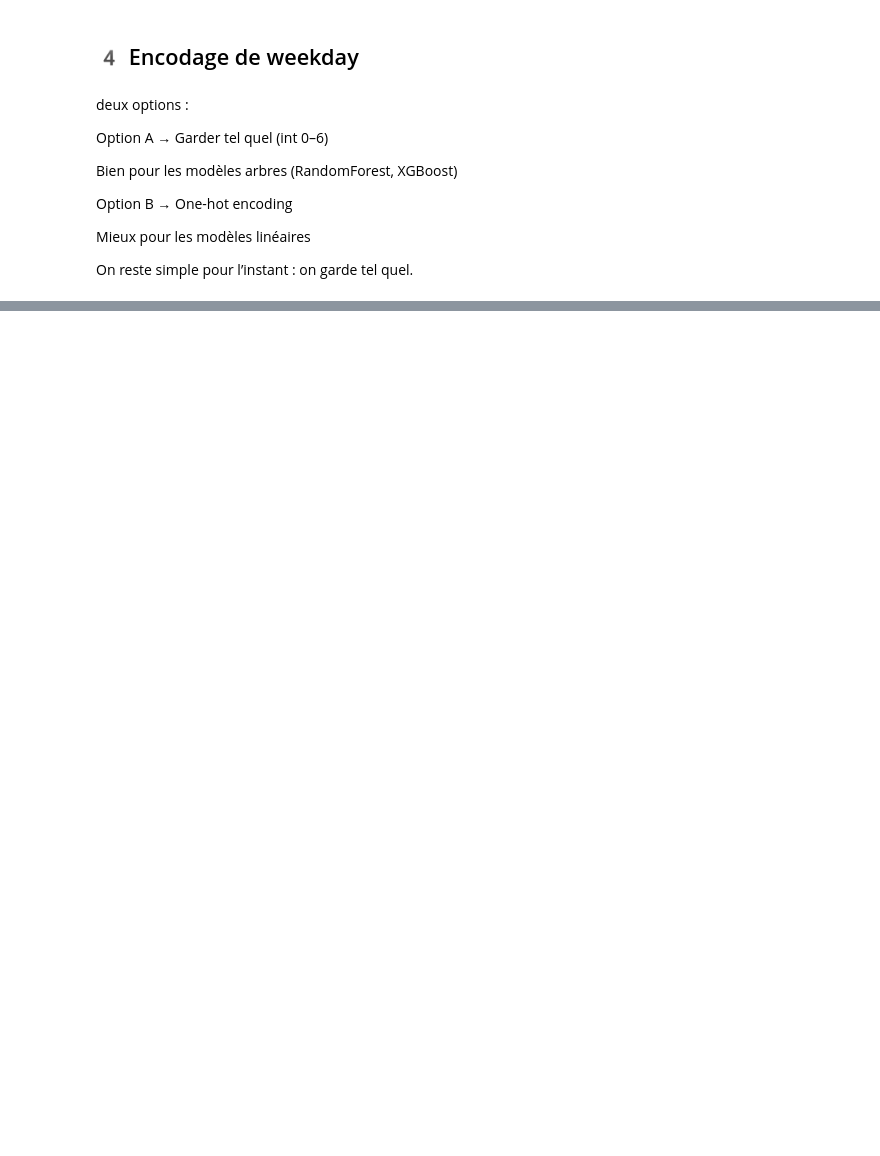
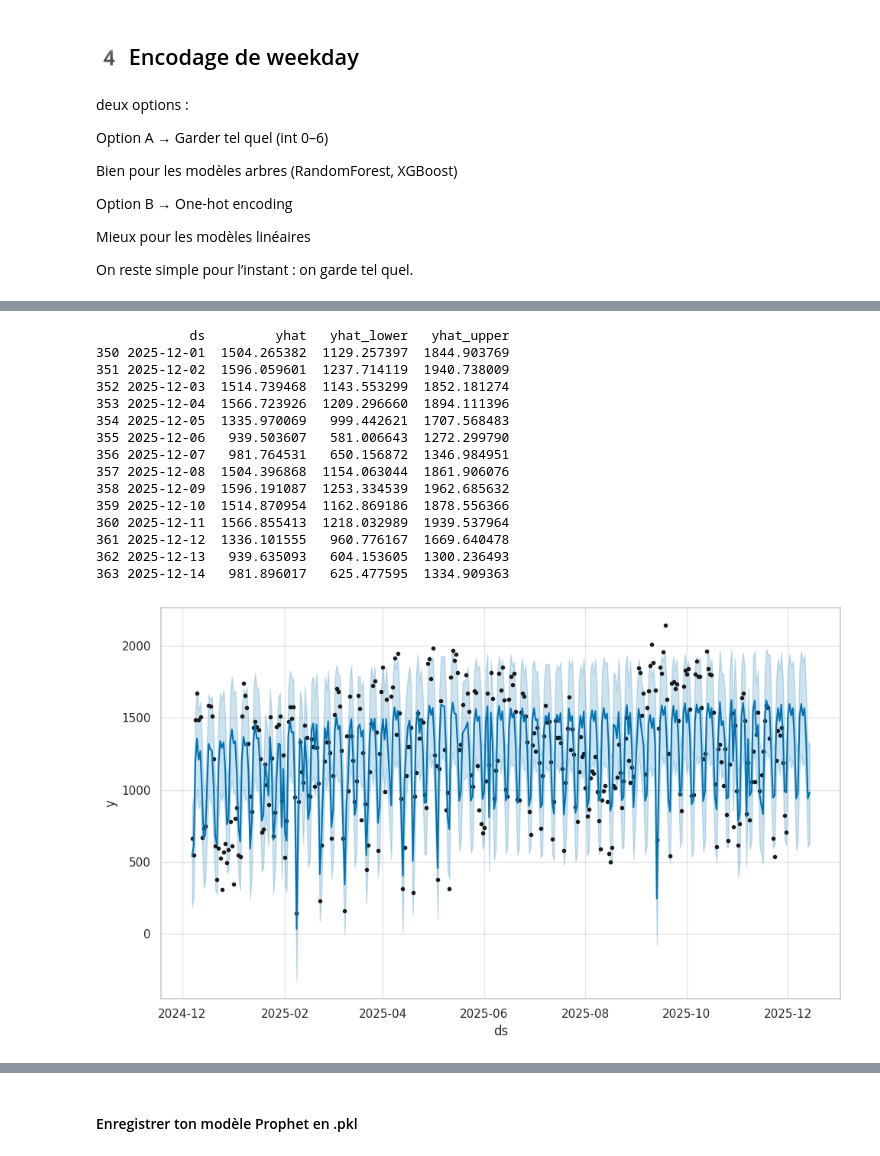
Before and after one commit to nabil-ghazali/velomag_montpellier, a Jupyter notebook: notebooks/velo3.ipynb, the cells around one changed output, grey strips where cells are left out. Cells and saved outputs as stored; diff of their text form; code cells hidden in the pictures; blank space fills up the shorter version.

```diff
--- a/notebooks/velo3.ipynb
+++ b/notebooks/velo3.ipynb
@@ -1398,0 +1486,41 @@ On reste simple pour l’instant : on garde tel quel.
+# %%
+from prophet import Prophet
+import pandas as pd
+import numpy as np
+
+# 1️ Préparer le dataset pour un compteur
+counter = "urn:ngsi-ld:EcoCounter:X2H19070220"
+df_counter = df_daily[df_daily["counter_id"] == counter].copy()
+
+# Renommer colonnes pour Prophet et convertir en datetime
+df_prophet = df_counter[["date", "intensity", "temperature_2m", "wind_speed_10m", "precipitation"]].rename(
+    columns={"date": "ds", "intensity": "y"}
+)
+df_prophet["ds"] = pd.to_datetime(df_prophet["ds"])
+
+# 2️ Créer et entraîner le modèle Prophet avec regressors
+model = Prophet()
+model.add_regressor("temperature_2m")
+model.add_regressor("wind_speed_10m")
+model.add_regressor("precipitation")
+model.fit(df_prophet)
+
+# 3️ Préparer le DataFrame futur pour 14 jours
+future = pd.DataFrame()
+future["ds"] = pd.date_range(start=df_prophet["ds"].max() + pd.Timedelta(days=1), periods=14)
+
+# Ajouter les regressors pour les nouvelles dates : ici on répète la dernière valeur connue
+for col in ["temperature_2m", "wind_speed_10m", "precipitation"]:
+    future[col] = np.repeat(df_prophet[col].iloc[-1], 14)
+
+# 4️ Faire la prédiction
+forecast = model.predict(pd.concat([df_prophet, future], ignore_index=True))
+
+# 5️ Visualiser
+model.plot(forecast)
+model.plot_components(forecast)
+
+# 6️ Extraire uniquement les prédictions futures
+forecast_future = forecast[forecast["ds"] > df_prophet["ds"].max()][["ds", "yhat", "yhat_lower", "yhat_upper"]]
+print(forecast_future)
+# %% [output]
@@ -1398,0 +1529,16 @@ On reste simple pour l’instant : on garde tel quel.
+            ds         yhat   yhat_lower   yhat_upper
+350 2025-12-01  1504.265382  1129.257397  1844.903769
+351 2025-12-02  1596.059601  1237.714119  1940.738009
+352 2025-12-03  1514.739468  1143.553299  1852.181274
+353 2025-12-04  1566.723926  1209.296660  1894.111396
+354 2025-12-05  1335.970069   999.442621  1707.568483
+355 2025-12-06   939.503607   581.006643  1272.299790
+356 2025-12-07   981.764531   650.156872  1346.984951
+357 2025-12-08  1504.396868  1154.063044  1861.906076
+358 2025-12-09  1596.191087  1253.334539  1962.685632
+359 2025-12-10  1514.870954  1162.869186  1878.556366
+360 2025-12-11  1566.855413  1218.032989  1939.537964
+361 2025-12-12  1336.101555   960.776167  1669.640478
+362 2025-12-13   939.635093   604.153605  1300.236493
+363 2025-12-14   981.896017   625.477595  1334.909363
+[figure, added]
@@ -1398,0 +1546,2 @@ On reste simple pour l’instant : on garde tel quel.
+# %% [markdown]
+#### Enregistrer ton modèle Prophet en .pkl
```
Also changed, not shown: parts of 30 cells of this notebook, 3 other files.
